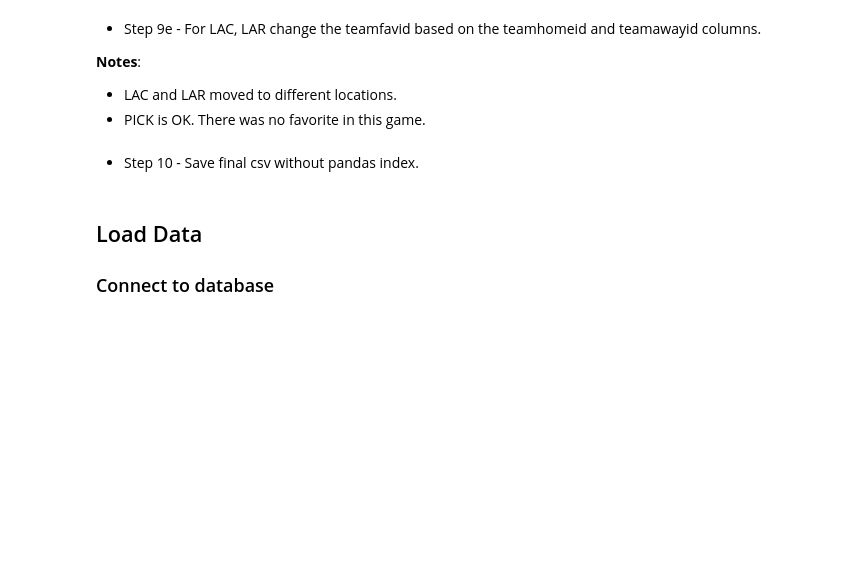
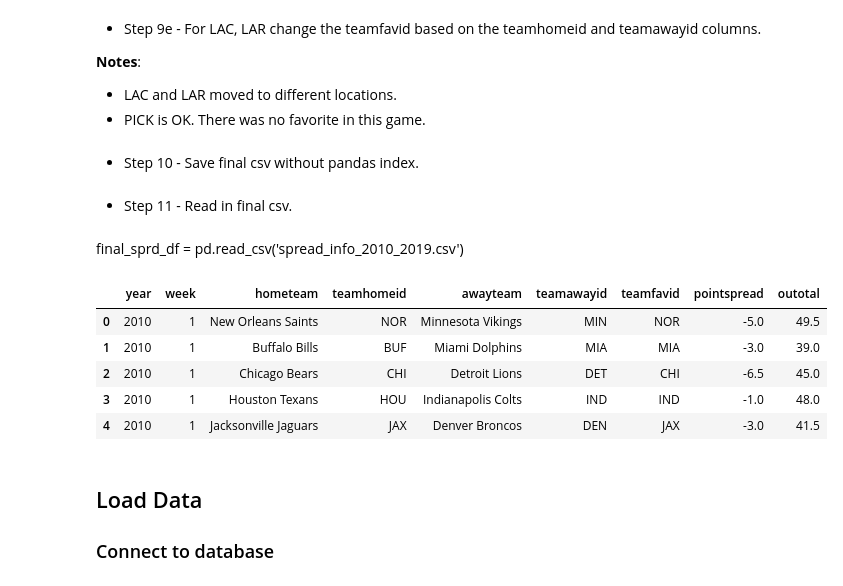
Before and after one commit to BennyC31/project_2_etl, a Jupyter notebook: project2.ipynb, the cells around one changed output. Cells and saved outputs as stored; diff of their text form; code cells hidden in the pictures; blank space fills up the shorter version.

```diff
--- a/project2.ipynb
+++ b/project2.ipynb
@@ -270,6 +270,19 @@ team_fav_df.loc[upd_team_id['teamawayid'] == 'STL','teamfavid'] = 'STL'
 * Step 10 - Save final csv without pandas index.
 # %%
 team_fav_df.to_csv('spread_info_2010_2019.csv',index=False)
+# %% [markdown]
+* Step 11 - Read in final csv.
+# %% [markdown]
+final_sprd_df = pd.read_csv('spread_info_2010_2019.csv')
+# %%
+final_sprd_df.head()
+# %% [output]
+|  | year | week | hometeam | teamhomeid | awayteam | teamawayid | teamfavid | pointspread | outotal |
+| 0 | 2010 | 1 | New Orleans Saints | NOR | Minnesota Vikings | MIN | NOR | -5.0 | 49.5 |
+| 1 | 2010 | 1 | Buffalo Bills | BUF | Miami Dolphins | MIA | MIA | -3.0 | 39.0 |
+| 2 | 2010 | 1 | Chicago Bears | CHI | Detroit Lions | DET | CHI | -6.5 | 45.0 |
+| 3 | 2010 | 1 | Houston Texans | HOU | Indianapolis Colts | IND | IND | -1.0 | 48.0 |
+| 4 | 2010 | 1 | Jacksonville Jaguars | JAX | Denver Broncos | DEN | JAX | -3.0 | 41.5 |
 # %% [markdown]
 ## Load Data
 ### Connect to database
```
Also changed, not shown: parts of 8 cells of this notebook, 4 other files.
